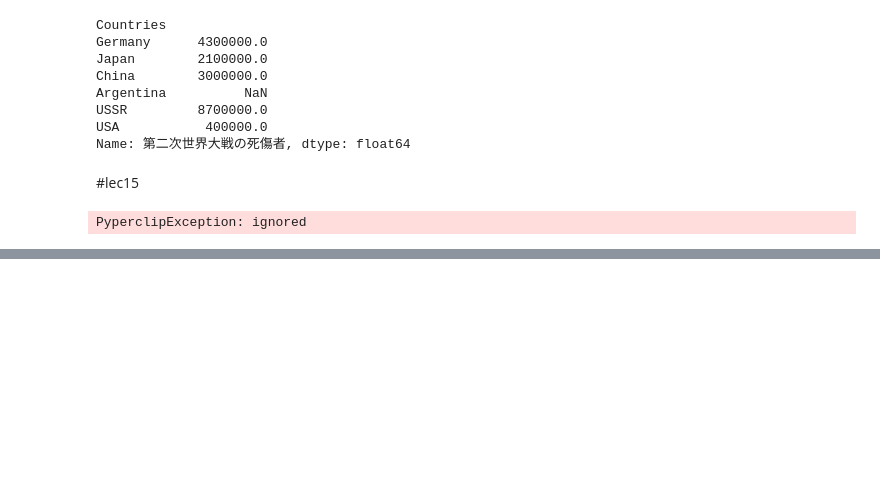
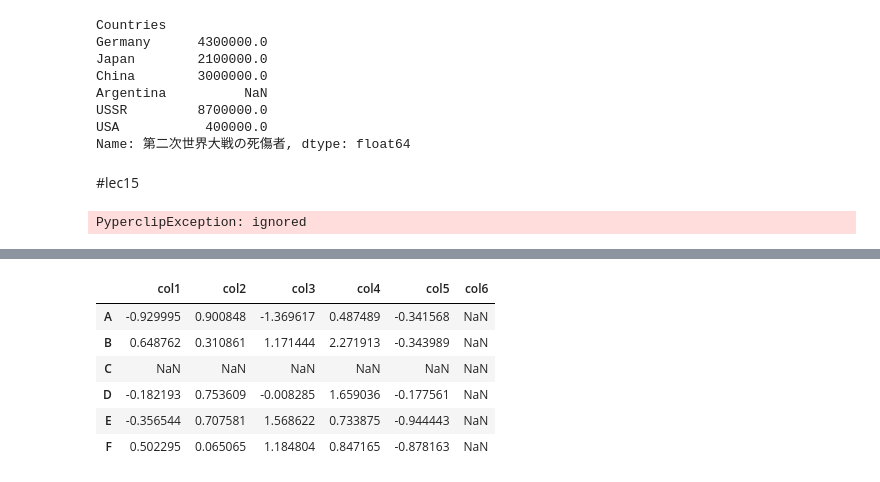
Before and after one commit to 036takashima/python_ds, a Jupyter notebook: pandas.ipynb, the cells around one changed output, grey strips where cells are left out. Cells and saved outputs as stored; diff of their text form; code cells hidden in the pictures; blank space fills up the shorter version.

```diff
--- a/pandas.ipynb
+++ b/pandas.ipynb
@@ -178,0 +292,2 @@ PyperclipException: ignored
+# %%
+dframe = DataFrame(randn(25).reshape((5,5)), index=['A', 'B', 'D', 'E', 'F'], columns=['col1', 'col2', 'col3','col4', 'col5'])
@@ -178,0 +303,3 @@ PyperclipException: ignored
+# %%
+new_index = ['A', 'B', 'C', 'D', 'E', 'F']
+dframe2 = dframe.reindex(new_index)
@@ -178,0 +316,11 @@ PyperclipException: ignored
+# %%
+new_columns = ['col1', 'col2', 'col3', 'col4', 'col5', 'col6']
+dframe2.reindex(columns=new_columns)
+# %% [output]
+|  | col1 | col2 | col3 | col4 | col5 | col6 |
+| A | -0.929995 | 0.900848 | -1.369617 | 0.487489 | -0.341568 | NaN |
+| B | 0.648762 | 0.310861 | 1.171444 | 2.271913 | -0.343989 | NaN |
+| C | NaN | NaN | NaN | NaN | NaN | NaN |
+| D | -0.182193 | 0.753609 | -0.008285 | 1.659036 | -0.177561 | NaN |
+| E | -0.356544 | 0.707581 | 1.568622 | 0.733875 | -0.944443 | NaN |
+| F | 0.502295 | 0.065065 | 1.184804 | 0.847165 | -0.878163 | NaN |
```
Also changed, not shown: parts of 26 cells of this notebook.
